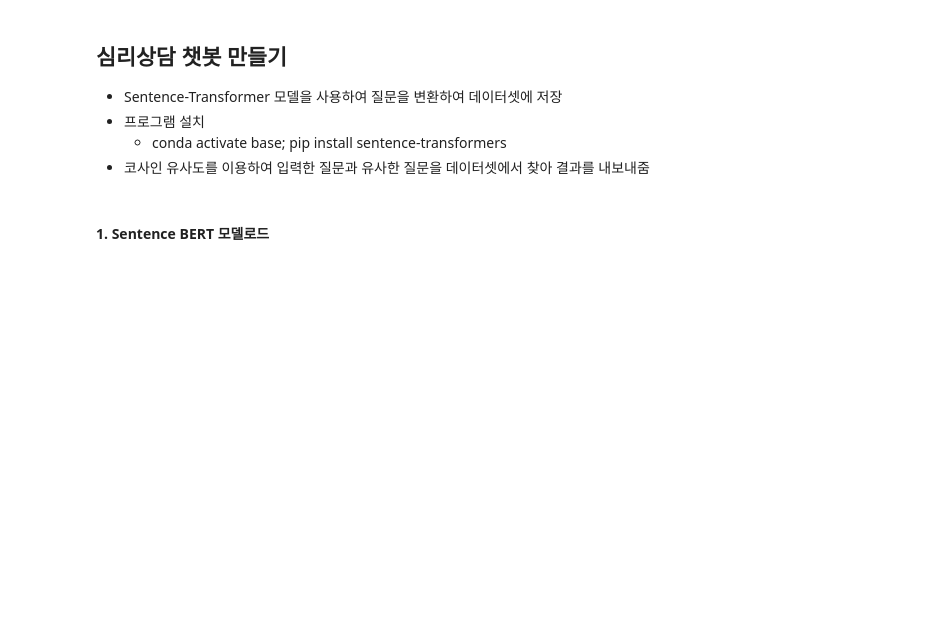
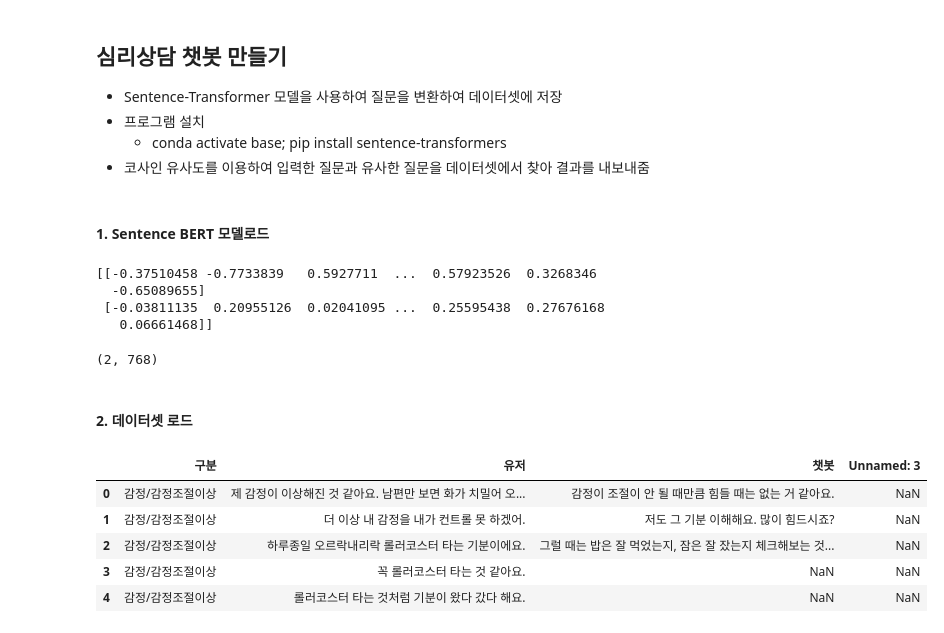
Before and after one commit to njy622/MachineLearningLecture-2023.10, a Jupyter notebook: 09.챗봇/01.심리상담.ipynb, the cells around one changed output. Saved outputs shown, nothing was run; the diff lists cells and outputs as text; code cells hidden in the pictures; blank space fills up the shorter version.

```diff
--- a/09.챗봇/01.심리상담.ipynb
+++ b/09.챗봇/01.심리상담.ipynb
@@ -13,3 +13,32 @@ from sklearn.metrics.pairwise import cosine_similarity
 # %%
 # 한국어 문장 임베딩에 활용하기 위해 만들어진 한글 사전학습 모델
 model = SentenceTransformer('jhgan/ko-sroberta-multitask')
+# %%
+# 모델 테스트
+sentences = ['안녕하세요?', '한글 문장 임베딩을 위한 BERT 모델입니다.']
+embeddings = model.encode(sentences)
+print(embeddings)
+# %% [output]
+[[-0.37510458 -0.7733839   0.5927711  ...  0.57923526  0.3268346
+  -0.65089655]
+ [-0.03811135  0.20955126  0.02041095 ...  0.25595438  0.27676168
+   0.06661468]]
+# %%
+# 한글 문장을 768개의 실수값으로 변환해줌
+embeddings.shape
+#결과값: (2, 768) --> 2: 문장갯수ㅖ@ㄴㄵ0ㄱㅇ!
+# %% [output]
+(2, 768)
+# %% [markdown]
+#### 2. 데이터셋 로드
+# %%
+# 웰니스 데이터셋
+df = pd.read_csv('data/wellness_dataset_original.csv')
+df.head()
+# %% [output]
+|  | 구분 | 유저 | 챗봇 | Unnamed: 3 |
+| 0 | 감정/감정조절이상 | 제 감정이 이상해진 것 같아요. 남편만 보면 화가 치밀어 오... | 감정이 조절이 안 될 때만큼 힘들 때는 없는 거 같아요. | NaN |
+| 1 | 감정/감정조절이상 | 더 이상 내 감정을 내가 컨트롤 못 하겠어. | 저도 그 기분 이해해요. 많이 힘드시죠? | NaN |
+| 2 | 감정/감정조절이상 | 하루종일 오르락내리락 롤러코스터 타는 기분이에요. | 그럴 때는 밥은 잘 먹었는지, 잠은 잘 잤는지 체크해보는 것... | NaN |
+| 3 | 감정/감정조절이상 | 꼭 롤러코스터 타는 것 같아요. | NaN | NaN |
+| 4 | 감정/감정조절이상 | 롤러코스터 타는 것처럼 기분이 왔다 갔다 해요. | NaN | NaN |
```
Also changed, not shown: parts of 19 cells of this notebook, 1 other file.
